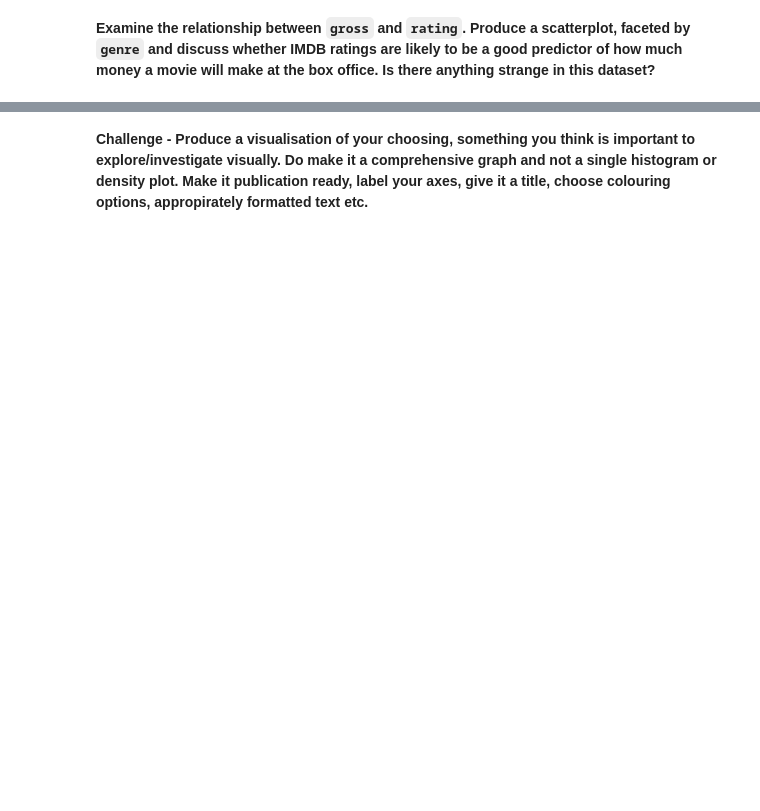
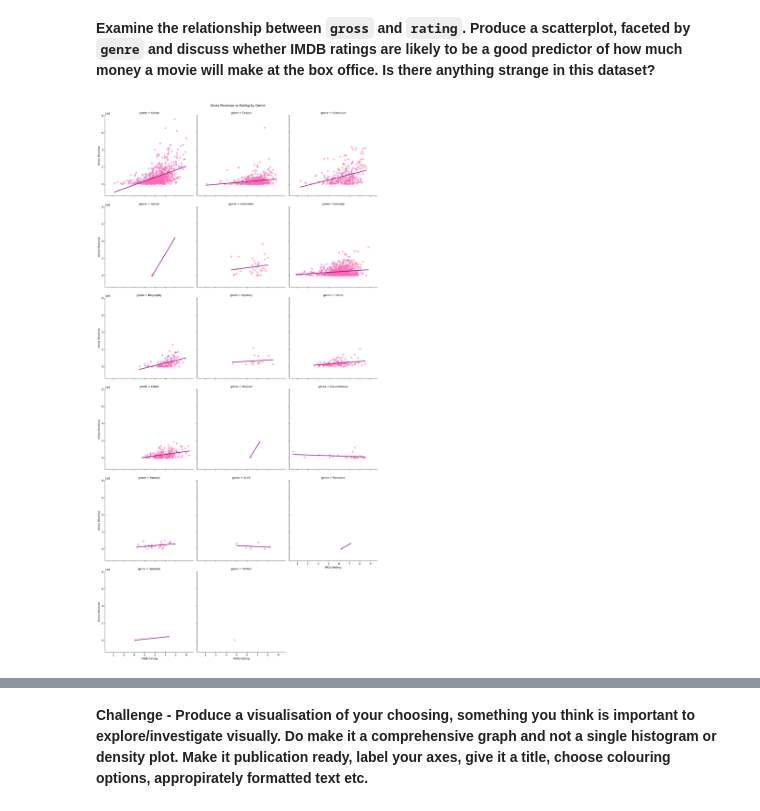
Before and after one commit to AnnaMariaReidel/Analytics-Through-Coding-AUT25-teaching, a Jupyter notebook: Session_2/Homework.ipynb, the cells around one changed output, grey strips where cells are left out. Cells and saved outputs as stored; diff of their text form; code cells hidden in the pictures; blank space fills up the shorter version.

```diff
--- a/Session_2/Homework.ipynb
+++ b/Session_2/Homework.ipynb
@@ -56,4 +216,19 @@ Besides the obvious variables of `title`, `genre`, `director`, `year`, and `dura
 # %% [markdown]
 **Examine the relationship between `gross` and `rating`. Produce a scatterplot, faceted by `genre` and discuss whether IMDB ratings are likely to be a good predictor of how much money a movie will make at the box office. Is there anything strange in this dataset?**
 # %%
-# scatter plot
+g = sns.lmplot(
+    data = movies,
+    x = "rating",
+    y = "gross",
+    col = "genre",
+    col_wrap = 3,
+    scatter_kws = {"color":"hotpink", "alpha":0.5},
+    line_kws = {"color":"purple"},
+    ci = None
+)
+
+g.set_axis_labels("IMDb Rating", "Gross Revenue")
+g.fig.suptitle("Gross Revenue vs Rating by Genre")
+g.fig.subplots_adjust(top=0.96)
+# %% [output]
+[figure, added]
```
Also changed, not shown: parts of 15 cells of this notebook, 1 other file.
